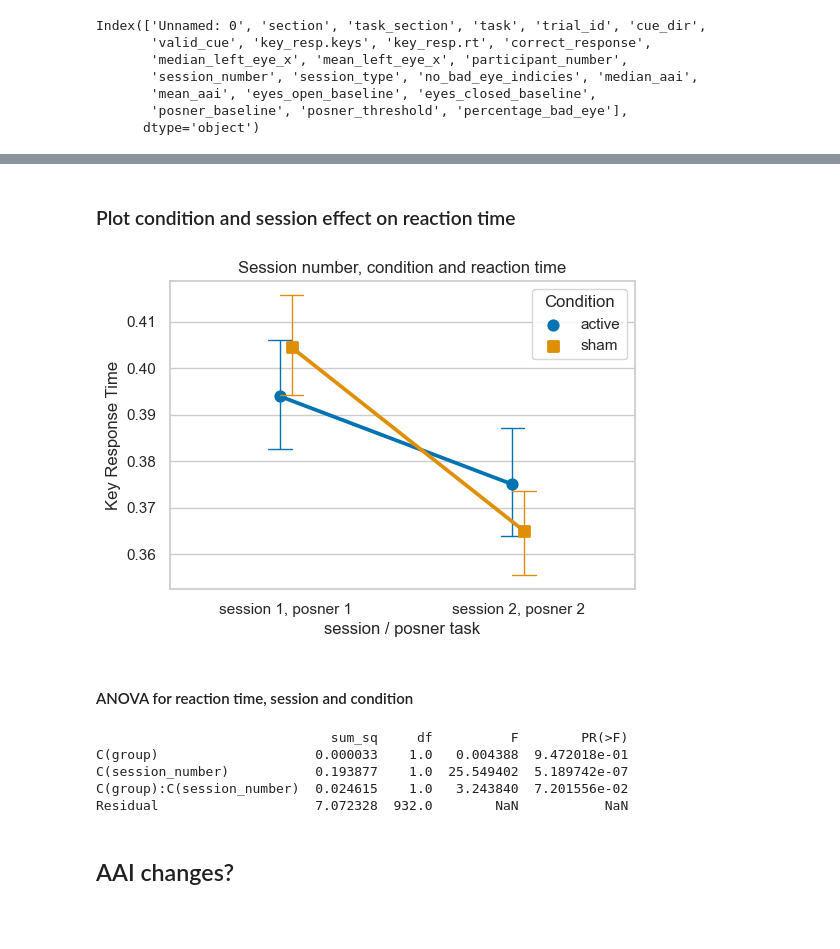
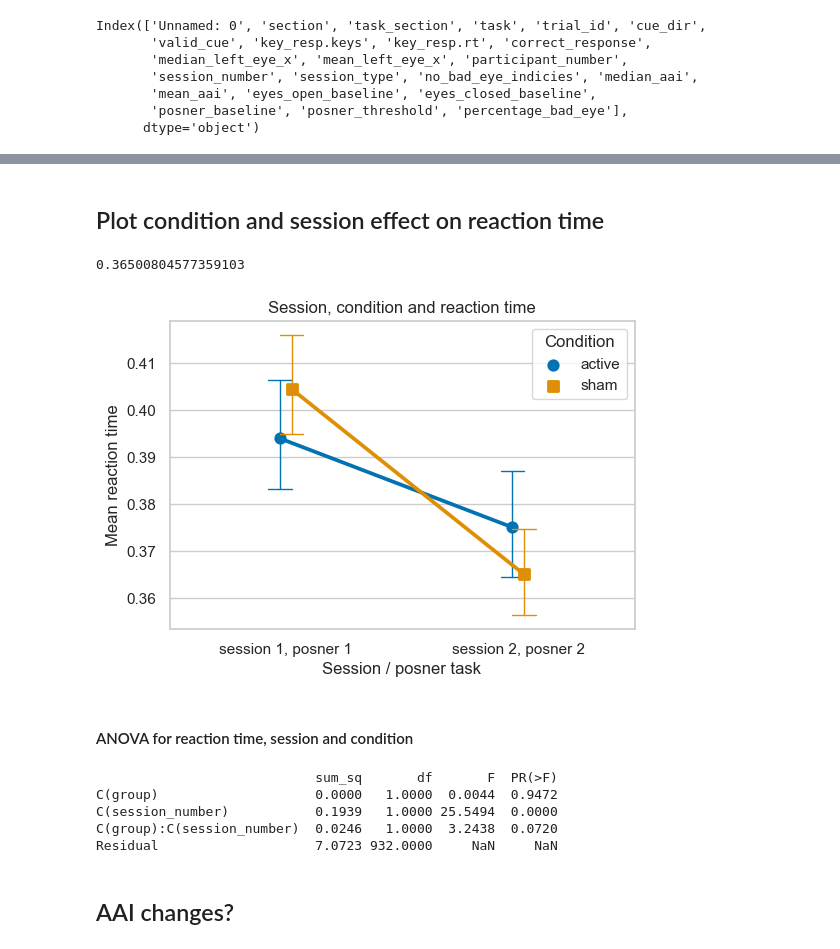
Before and after one commit to locua/joint-analysis, a Jupyter notebook: analysis.ipynb, the cells around one changed output, grey strips where cells are left out. Cells and saved outputs as stored; diff of their text form; code cells hidden in the pictures; blank space fills up the shorter version.

```diff
--- a/analysis.ipynb
+++ b/analysis.ipynb
@@ -91,6 +93,7 @@ See the caveats in the documentation: https://pandas.pydata.org/pandas-docs/stab
 # %%
 # Function to determine the group of each participant
 def set_group(x):
+    # print(x.nunique())
     if x.nunique() == 2:
         return 'sham'
     else:
@@ -98,7 +101,13 @@ def set_group(x):
 
 # Apply the function to each participant
 df_roi['group'] = df_roi.groupby('participant_number')['session_type'].transform(set_group)
-df_roi.group.count()
+# print(df_roi.group.count())
+
+### TEST
+# df_roi = df_roi.drop(df_roi[df_roi['participant_number'] == 'sub-00'].index)
+###
 
 # Rename session_number values for plotting
-df_roi['session_number'] = df_roi['session_number'].replace({'ses-01': 'pos1a', 'ses-02': 'pos2b'})
+df_roi['session_number'] = df_roi['session_number'].replace({'ses-01': 'session 1, posner 1', 'ses-02': 'session 2, posner 2'})
+
+df_roi
@@ -105,36 +128,42 @@ df_roi['session_number'] = df_roi['session_number'].replace({'ses-01': 'pos1a',
 # %% [markdown]
-### Plot condition and session effect on reaction time
+## Plot condition and session effect on reaction time
+# %%
+dftmp = df_roi[df_roi["session_number"]=="session 2, posner 2"]
+dftmp = dftmp[dftmp["group"]=="sham"]
+dftmp.rt.mean()
+# %% [output]
+0.36500804577359103
 # %%
 # Interaction plot for session_type and task with respect to key_resp.rt
 sns.set(style="whitegrid")
 plt.figure(figsize=(6, 4))
 interaction_plot = sns.pointplot(x='session_number', y='rt', hue='group', data=df_roi, dodge=True, markers=['o', 's'], capsize=.1, errwidth=1, palette='colorblind')
 
-plt.title('Session number, condition and reaction time')
-plt.xlabel('session / posner task')
-plt.ylabel('Key Response Time')
+plt.title('Session, condition and reaction time')
+plt.xlabel('Session / posner task')
+plt.ylabel('Mean reaction time')
 plt.legend(title='Condition')
 plt.show()
 # %% [output]
-[figure, old version]
+[figure, new version]
 # %% [markdown]
 #### ANOVA for reaction time, session and condition
 # %%
 # Define model
 # 'C()' indicates that we want to treat the variables as categorical
-# pd.set_option('display.float_format', '{:.3f}'.format)
+pd.set_option('display.float_format', '{:.4f}'.format)
 model = ols('rt ~ C(group) + C(session_number) + C(group):C(session_number)', data=df_roi).fit()
 
 # Create anova table with stats
 anova_table = sm.stats.anova_lm(model, typ=2)
 print(anova_table)
-# pd.reset_option('display.float_format')
+pd.reset_option('display.float_format')
 # %% [output]
-                              sum_sq     df          F        PR(>F)
-C(group)                    0.000033    1.0   0.004388  9.472018e-01
-C(session_number)           0.193877    1.0  25.549402  5.189742e-07
-C(group):C(session_number)  0.024615    1.0   3.243840  7.201556e-02
-Residual                    7.072328  932.0        NaN           NaN
+                            sum_sq       df       F  PR(>F)
+C(group)                    0.0000   1.0000  0.0044  0.9472
+C(session_number)           0.1939   1.0000 25.5494  0.0000
+C(group):C(session_number)  0.0246   1.0000  3.2438  0.0720
+Residual                    7.0723 932.0000     NaN     NaN
 # %% [markdown]
 ## AAI changes?
 # %%
```
Also changed, not shown: parts of 7 cells of this notebook.
